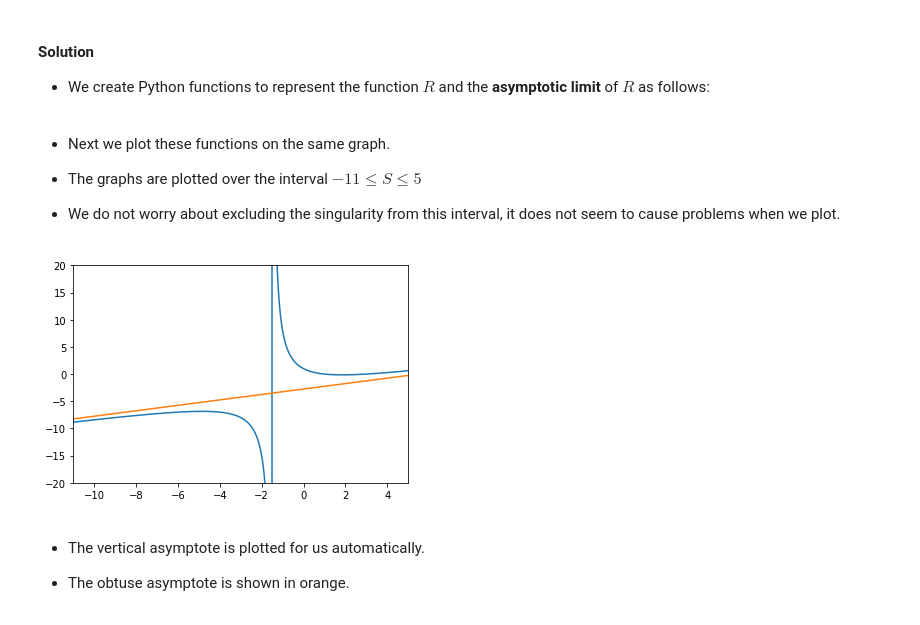
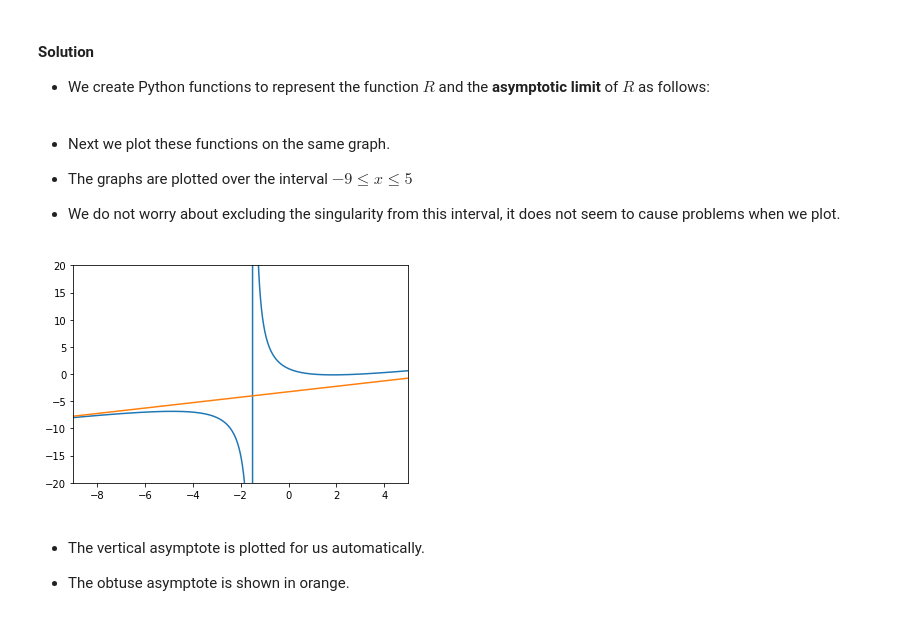
Before and after one commit to tlyonsWIT/Applied-Calculus, a Jupyter notebook: Applied Calculus 2021 - Python Workbook 2.ipynb, the cells around one changed output. Drawn from its saved outputs; the diff is of its cells as text; code cells hidden in the pictures.

```diff
--- a/Applied Calculus 2021 - Python Workbook 2.ipynb
+++ b/Applied Calculus 2021 - Python Workbook 2.ipynb
@@ -417,30 +454,28 @@ Plot the function $R(x)$ and its obtuse asymptote, as found in __Example 4__.
 # %%
 # The function R(x)
 def R(x):
-    R=(x**2-4.0*x+3.0)/(2.0*x+3.0)
-    return R
+    return (x**2-4.0*x+3.0)/(2.0*x+3.0)
 
-# The asymptotic limit of R(x)
-def AR(x):
-    AR=0.5*x-2.75
-    return AR
+# The Obtuse limit of R(x)
+def ObtuseR(x):
+    return 0.5*x-3.25
 # %% [markdown]
 * Next we plot these functions on the same graph.
 
 
-* The graphs are plotted over the interval $-11\leq S\leq 5$
+* The graphs are plotted over the interval $-9\leq x\leq 5$
 
 
 * We do not worry about excluding the singularity from this interval, it does not seem to cause problems when we plot.
 # %%
-S=np.arange(-11,5,0.005)
-plt.plot(S,R(S))
-plt.plot(S,AR(S))
+x=np.arange(-9,5,0.005)
+plt.plot(x,R(S))
+plt.plot(x,ObtuseR(x))
 plt.ylim([-20,20])
-plt.xlim([-11,5])
+plt.xlim([-9,5])
 plt.show()
 # %% [output]
-[figure, old version]
+[figure, new version]
 # %% [markdown]
 * The vertical asymptote is plotted for us automatically.
 
```
Also changed, not shown: parts of 36 cells of this notebook.
